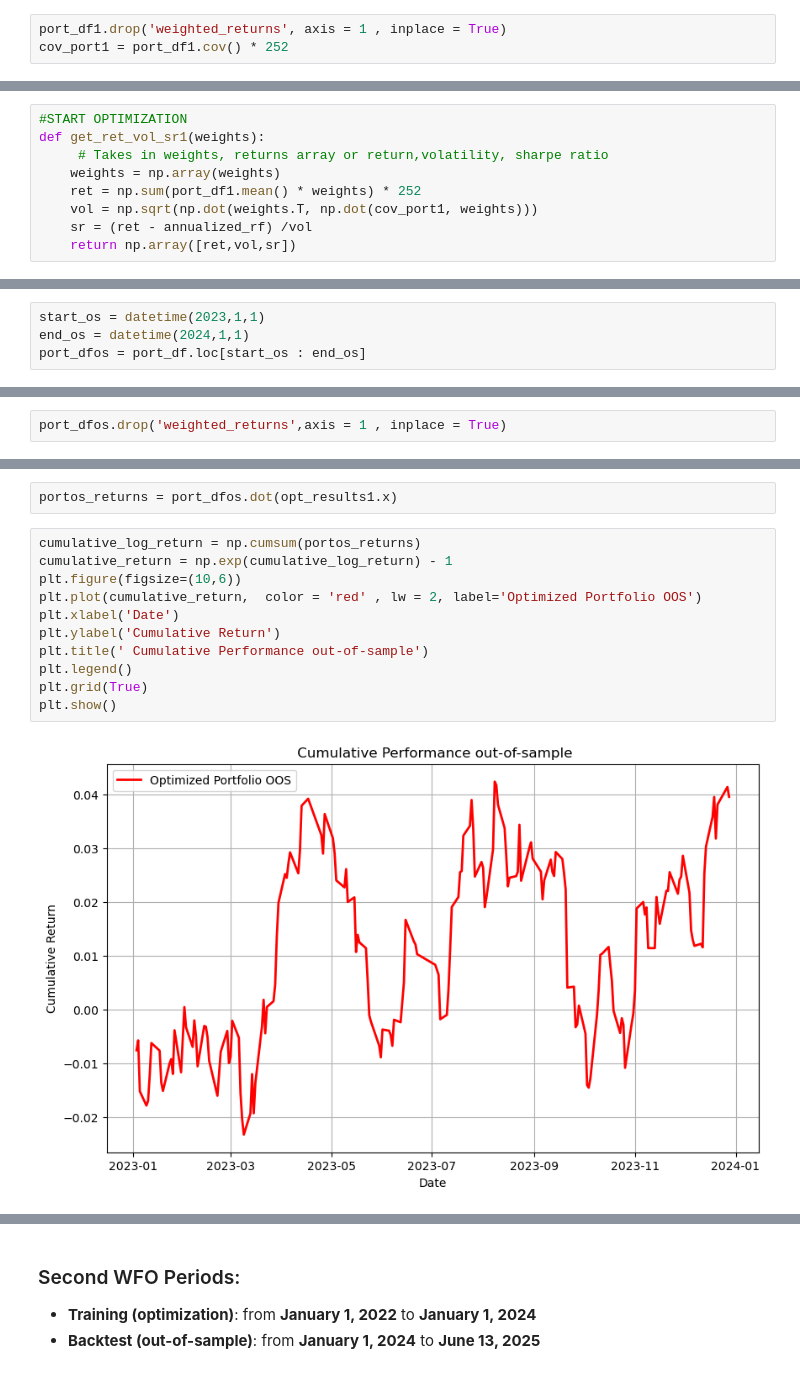
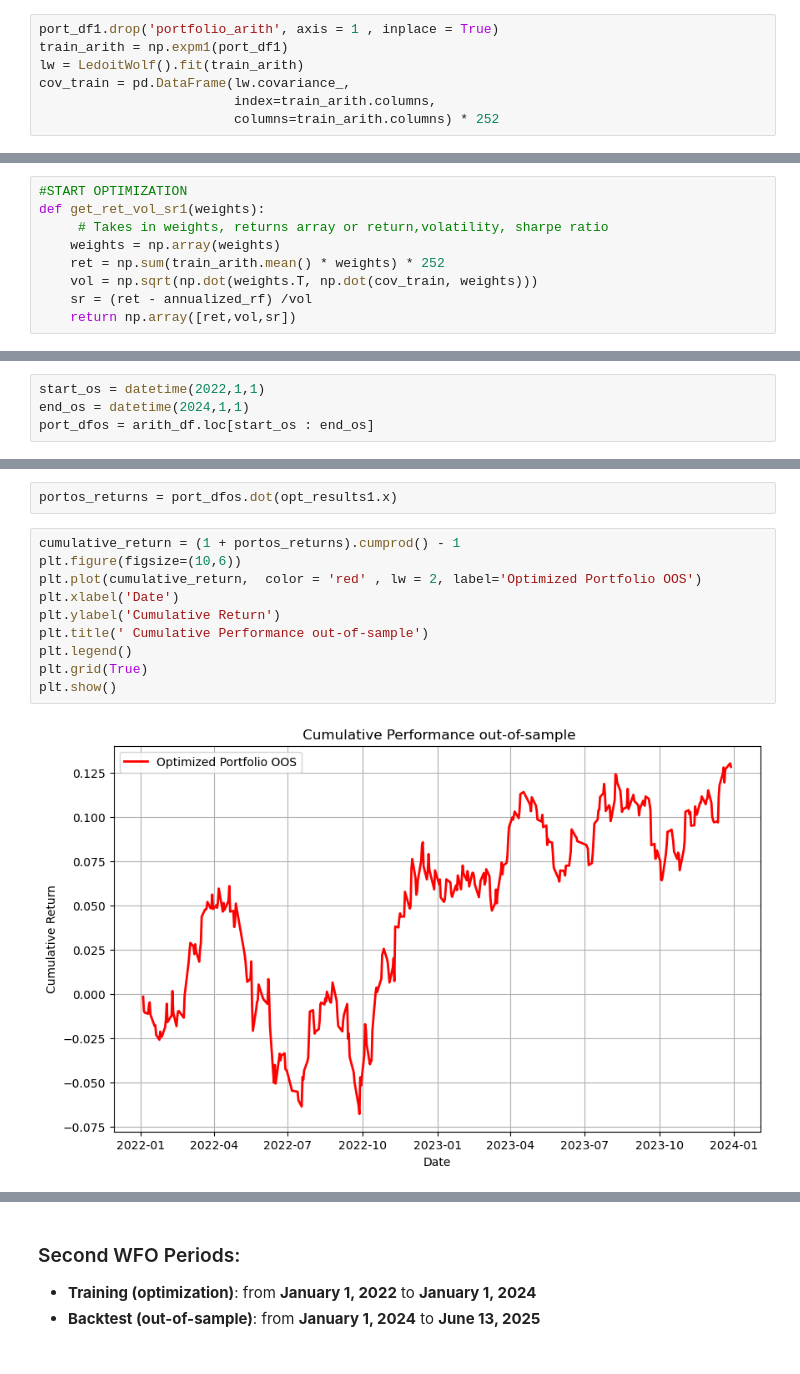
Before and after one commit to AntonioAmmirati/Portfolio-Optimization, a Jupyter notebook: Portfolio_opc.ipynb, the cells around one changed output, grey strips where cells are left out. Drawn from its saved outputs; the diff is of its cells as text.

```diff
--- a/Portfolio_opc.ipynb
+++ b/Portfolio_opc.ipynb
@@ -731,8 +721,12 @@ port_df1 = port_df.loc[start : end]
 # %%
 #START OPTIMIZATION FIRST PERIOD
 # %%
-port_df1.drop('weighted_returns', axis = 1 , inplace = True)
-cov_port1 = port_df1.cov() * 252
+port_df1.drop('portfolio_arith', axis = 1 , inplace = True)
+train_arith = np.expm1(port_df1)
+lw = LedoitWolf().fit(train_arith)
+cov_train = pd.DataFrame(lw.covariance_,
+                         index=train_arith.columns,
+                         columns=train_arith.columns) * 252
 # %% [output]
 A value is trying to be set on a copy of a slice from a DataFrame
 
@@ -743,8 +737,8 @@ See the caveats in the documentation: https://pandas.pydata.org/pandas-docs/stab
 def get_ret_vol_sr1(weights):
      # Takes in weights, returns array or return,volatility, sharpe ratio
     weights = np.array(weights)
-    ret = np.sum(port_df1.mean() * weights) * 252
-    vol = np.sqrt(np.dot(weights.T, np.dot(cov_port1, weights)))
+    ret = np.sum(train_arith.mean() * weights) * 252
+    vol = np.sqrt(np.dot(weights.T, np.dot(cov_train, weights)))
     sr = (ret - annualized_rf) /vol
     return np.array([ret,vol,sr])
 # %%
@@ -777,9 +771,9 @@ array([0.27136652, 0.07545039, 3.16336128])
 # %%
 #STARTING BACKTEST OUT OF SAMPLE
 # %%
-start_os = datetime(2023,1,1)
+start_os = datetime(2022,1,1)
 end_os = datetime(2024,1,1)
-port_dfos = port_df.loc[start_os : end_os]
+port_dfos = arith_df.loc[start_os : end_os]
 # %% [markdown]
 ##  Walk-Forward Optimization (WFO) – Period 1
 
@@ -791,4 +785,2 @@ port_dfos = port_df.loc[start_os : end_os]
 
 This approach ensures the portfolio is evaluated on data it has never "seen" before, offering a more reliable measure of its effectiveness.
-# %%
-port_dfos.drop('weighted_returns',axis = 1 , inplace = True)
@@ -800,18 +787,17 @@ See the caveats in the documentation: https://pandas.pydata.org/pandas-docs/stab
 # %%
 portos_returns = port_dfos.dot(opt_results1.x)
 # %%
-cumulative_log_return = np.cumsum(portos_returns)
-cumulative_return = np.exp(cumulative_log_return) - 1
+cumulative_return = (1 + portos_returns).cumprod() - 1
 plt.figure(figsize=(10,6))
 plt.plot(cumulative_return,  color = 'red' , lw = 2, label='Optimized Portfolio OOS')
 plt.xlabel('Date')
 plt.ylabel('Cumulative Return')
 plt.title(' Cumulative Performance out-of-sample')
 plt.legend()
 plt.grid(True)
 plt.show()
 # %% [output]
-[figure, old version]
+[figure, new version]
 # %%
 cr1 = cumulative_return.iloc[-1] * 100
 print(f'The cumulative return is {cr1 : 4f} %')
```
Also changed, not shown: parts of 52 cells of this notebook.
